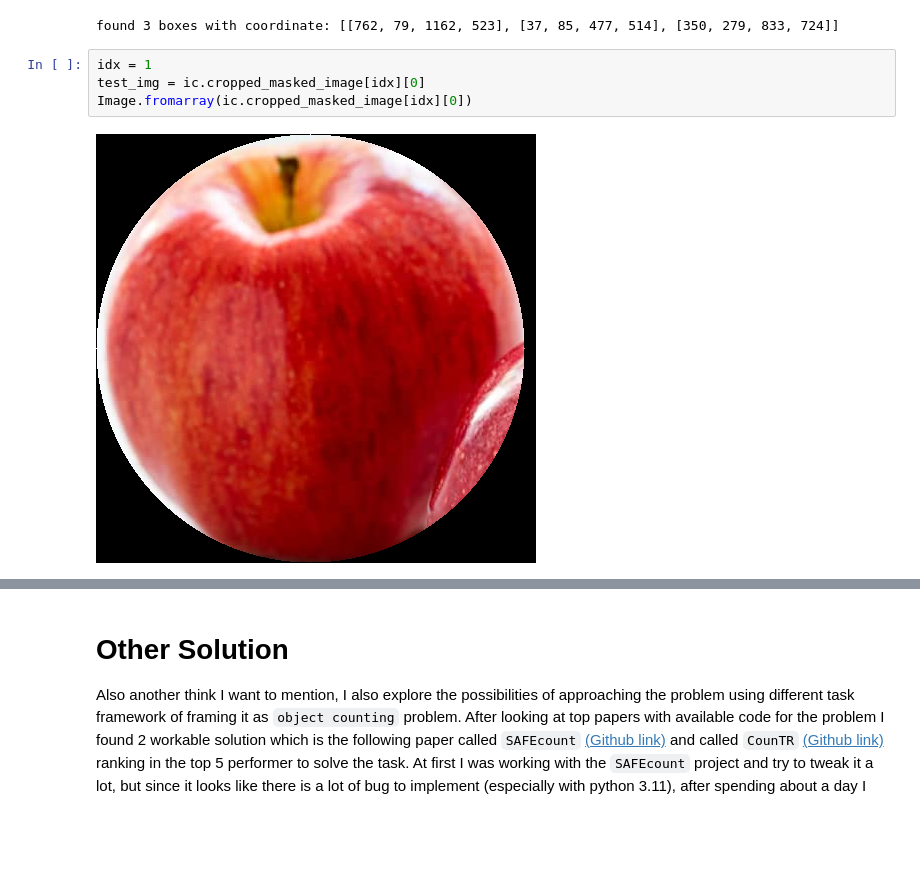
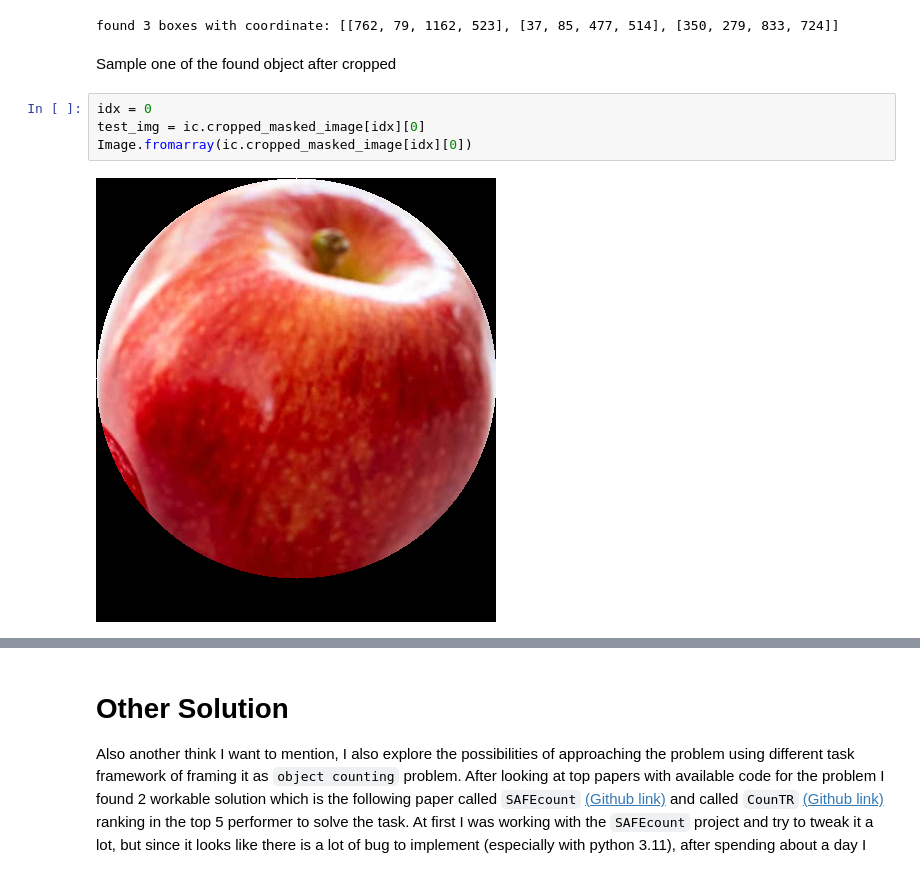
Before and after one commit to Auberg/object-counting, a Jupyter notebook: classify.ipynb, the cells around one changed output, grey strips where cells are left out. Saved outputs shown, nothing was run; the diff lists cells and outputs as text; blank space fills up the shorter version.

```diff
--- a/result.ipynb
+++ b/classify.ipynb
@@ -154,9 +42,11 @@ object_found = ic.count_object()
 print('found {} boxes with coordinate: {}'.format(object_found, ic.bboxes))
 # %% [output]
 found 3 boxes with coordinate: [[762, 79, 1162, 523], [37, 85, 477, 514], [350, 279, 833, 724]]
+# %% [markdown]
+Sample one of the found object after cropped
 # %%
-idx = 1
+idx = 0
 test_img = ic.cropped_masked_image[idx][0]
 Image.fromarray(ic.cropped_masked_image[idx][0])
 # %% [output]
-[figure, old version]
+[figure, new version]
```
Also changed, not shown: parts of 16 cells of this notebook, 4 other files.
